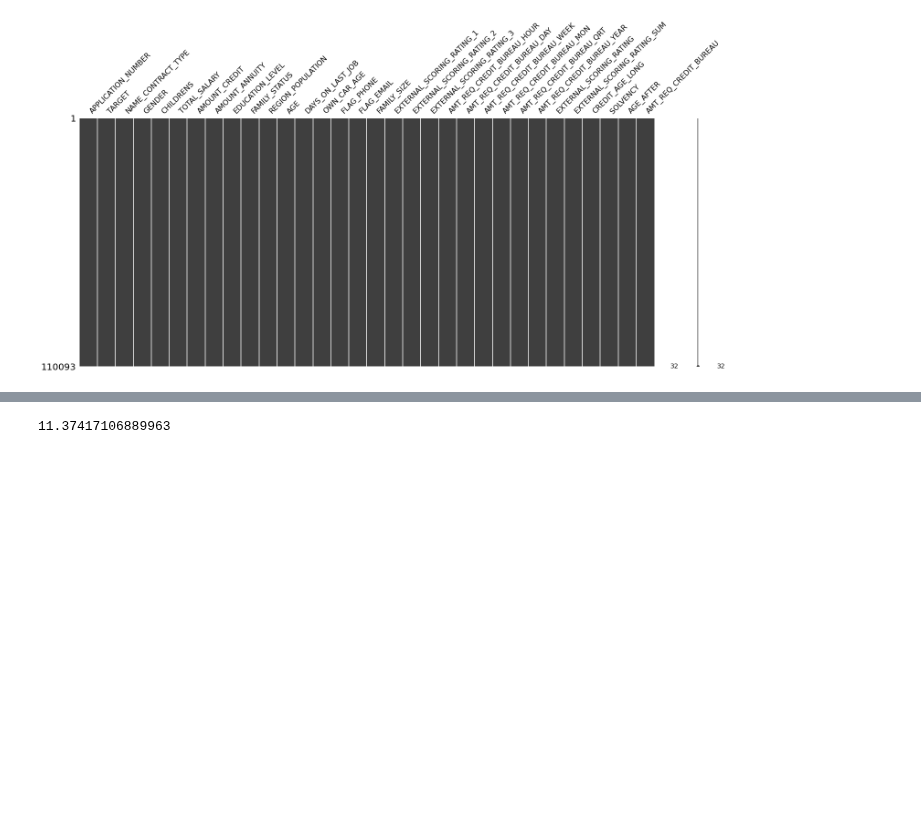
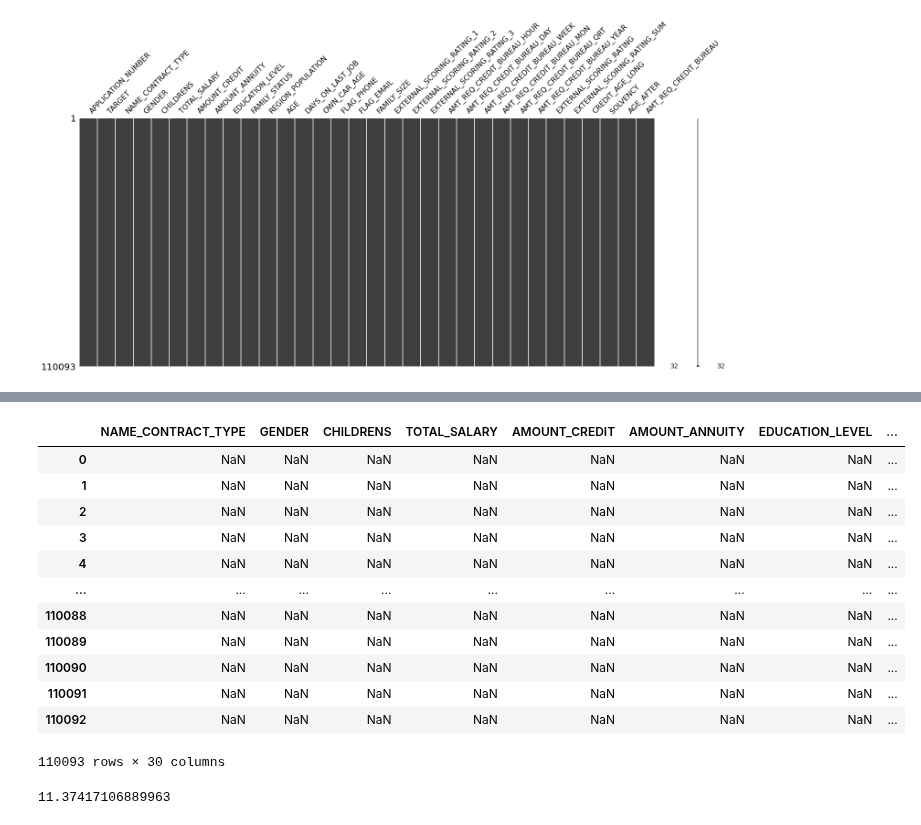
Before and after one commit to evelisko/GB_SDA_Kaggle, a Jupyter notebook: Curs_project/Curs_project_final.ipynb, the cells around one changed output, grey strips where cells are left out. Saved outputs shown, nothing was run; the diff lists cells and outputs as text; code cells hidden in the pictures; blank space fills up the shorter version.

```diff
--- a/Curs_project/Curs_project_final.ipynb
+++ b/Curs_project/Curs_project_final.ipynb
@@ -671,3 +721,19 @@ y_train_balanced = df_balanced["TARGET"]
+# %%
+x_train + x_test
+# %% [output]
+|  | NAME_CONTRACT_TYPE | GENDER | CHILDRENS | TOTAL_SALARY | AMOUNT_CREDIT | AMOUNT_ANNUITY | EDUCATION_LEVEL | ... |
+| 0 | NaN | NaN | NaN | NaN | NaN | NaN | NaN | ... |
+| 1 | NaN | NaN | NaN | NaN | NaN | NaN | NaN | ... |
+| 2 | NaN | NaN | NaN | NaN | NaN | NaN | NaN | ... |
+| 3 | NaN | NaN | NaN | NaN | NaN | NaN | NaN | ... |
+| 4 | NaN | NaN | NaN | NaN | NaN | NaN | NaN | ... |
+| ... | ... | ... | ... | ... | ... | ... | ... | ... |
+| 110088 | NaN | NaN | NaN | NaN | NaN | NaN | NaN | ... |
+| 110089 | NaN | NaN | NaN | NaN | NaN | NaN | NaN | ... |
+| 110090 | NaN | NaN | NaN | NaN | NaN | NaN | NaN | ... |
+| 110091 | NaN | NaN | NaN | NaN | NaN | NaN | NaN | ... |
+| 110092 | NaN | NaN | NaN | NaN | NaN | NaN | NaN | ... |
+110093 rows × 30 columns
 # %%
 disbalance = df["TARGET"].value_counts()[0] / df["TARGET"].value_counts()[1]
 disbalance
```
Also changed, not shown: parts of 79 cells of this notebook.
